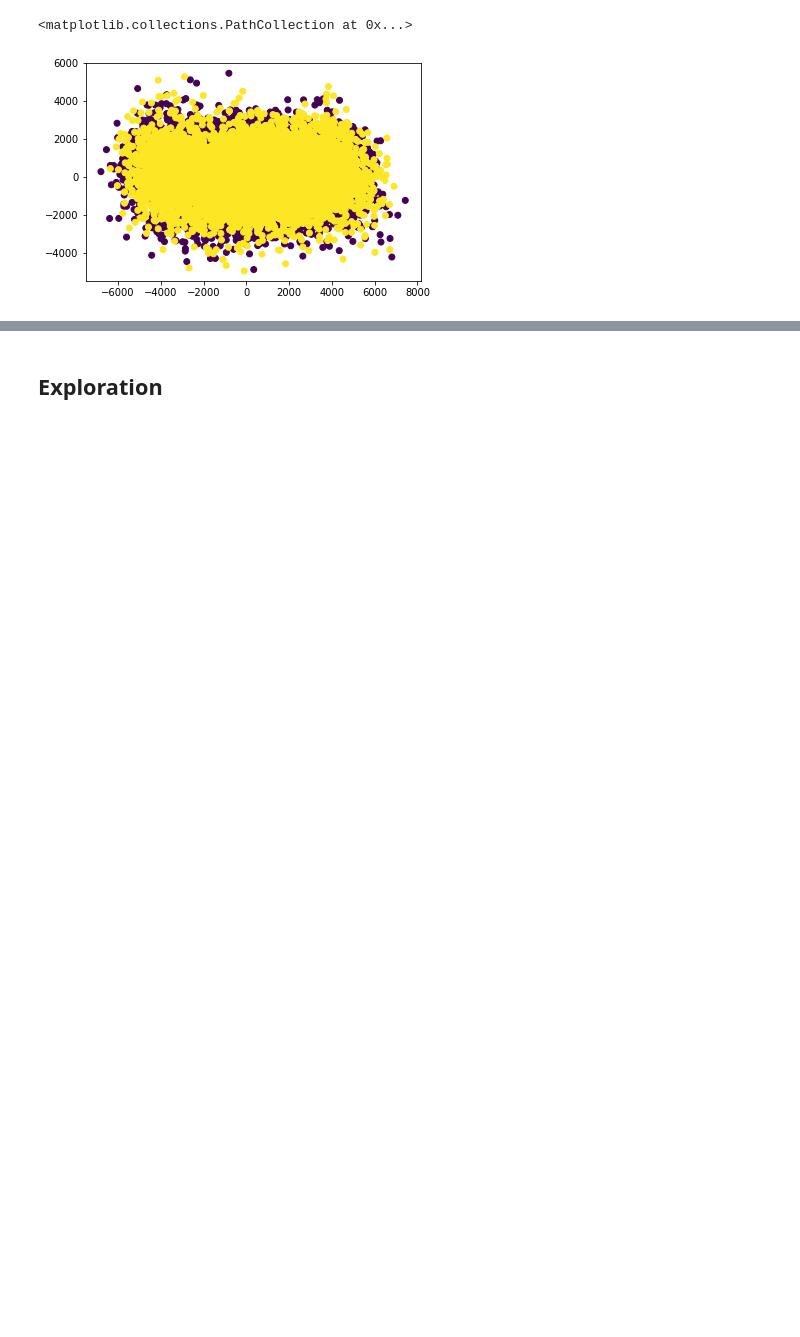
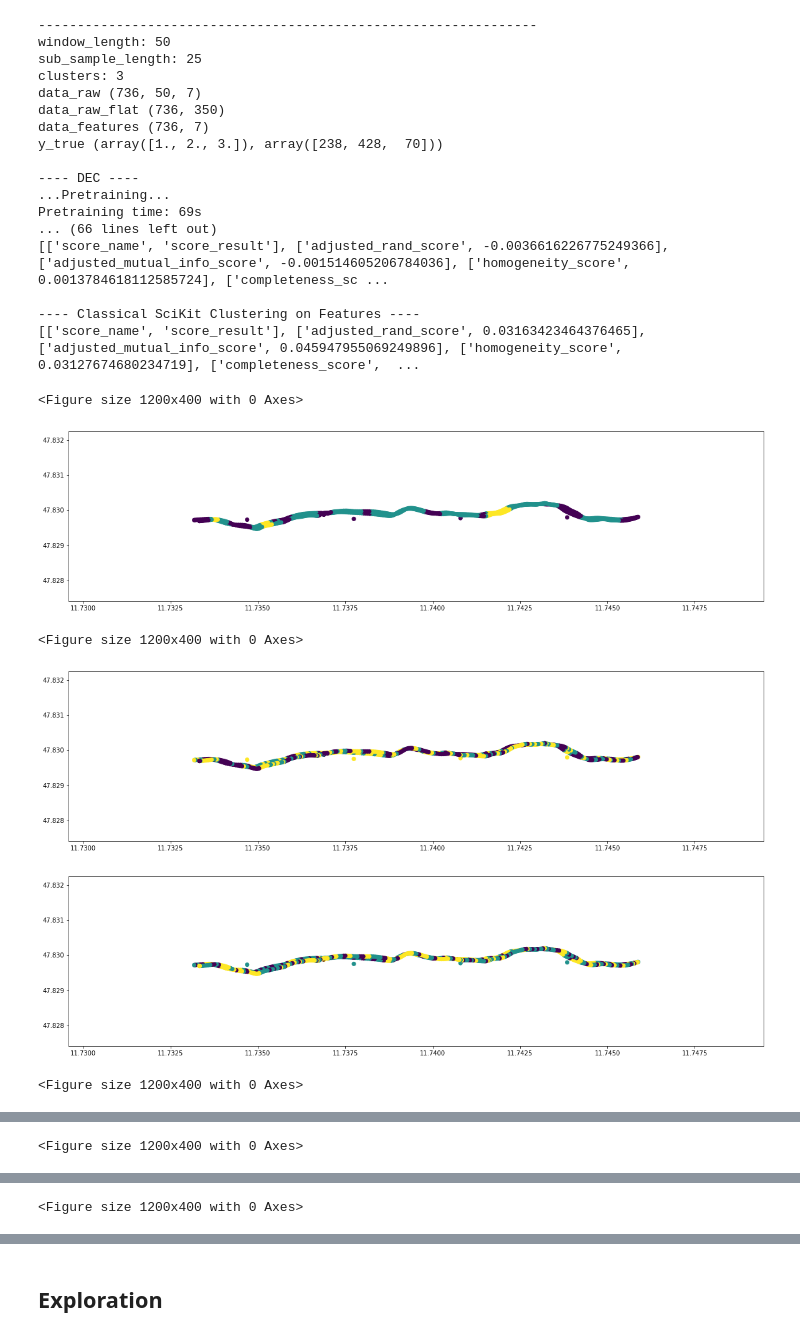
Before and after one commit to langersteff/garmin_data_explore, a Jupyter notebook: data_exploration.ipynb, the cells around one changed output, grey strips where cells are left out. Drawn from its saved outputs; the diff is of its cells as text; code cells hidden in the pictures; blank space fills up the shorter version.

```diff
--- a/data_exploration.ipynb
+++ b/data_exploration.ipynb
@@ -39 +54,19 @@ mtb_classifier = MtbClassifier()
+# %%
+warngau_files=['warngaus2_1', 'warngaus2_2']#'warngaus1_1', 'warngaus1_2', 'warngaus1_3',
+location_based_label_files=['warngaus2_labels', 'warngaus2_labels']
+columns = ['SensorAccelerationX_HD', 'SensorAccelerationY_HD', 'SensorAccelerationZ_HD','altitude', 'speed', 'heart_rate', 'SensorHeading', LATITUDE_KEY, LONGITUDE_KEY]
+window_lengths = [50, 100, 150, 200, 300]
+sub_sample_lengths = [25, 50, 75, 100, 150]
+nums_clusters = [3,4,6,8,12,16]
+prefix='warngau_s2'
+# %%
+if False:
+    mtb_data_provider.prepare_and_save_samples(
+        warngau_files,
+        columns,
+        location_based_label_files=location_based_label_files,
+        prefix='warngau_s2',
+        window_lengths=window_lengths,
+        sub_sample_lengths=sub_sample_lengths,
+        force_overwrite=True)
 # %% [markdown]
@@ -66,8 +73,0 @@ X.shape
-# %%
-pca = PCA(n_components=2)
-X_pca = pca.fit_transform(X)
-plt.figure(1)
-plt.scatter(X_pca[:, 0], X_pca[:, 1], c=y)
-# %% [output]
-<matplotlib.collections.PathCollection at 0x...>
-[figure, removed]
@@ -114,0 +74,44 @@ mtb_classifier.run_classification(X, y, classifiers, names, mtb_data_provider)
+# %%
+from keras.initializers import VarianceScaling
+from keras.optimizers import SGD
+
+mtb_classifier.train_and_compare_unsupervised_clusterings(
+    mtb_data_provider,
+    nums_clusters=nums_clusters,
+    force_overwrite=True,
+    prefix=prefix,
+    run_dec=True,
+    run_fidec=True,
+    run_classical=True,
+    dec_dims=[500, 500, 2000, 7],
+#    update_interval = 140,
+#    pretrain_epochs = 300,
+#    init=VarianceScaling(scale=1. / 3., mode='fan_in', distribution='uniform'),
+#    pretrain_optimizer=SGD(lr=1, momentum=0.9),
+#    maxiter=1,
+    window_lengths=window_lengths,
+    sub_sample_lengths=sub_sample_lengths)
+# %% [output]
+----------------------------------------------------------------
+window_length: 50
+sub_sample_length: 25
+clusters: 3
+data_raw (736, 50, 7)
+data_raw_flat (736, 350)
+data_features (736, 7)
+y_true (array([1., 2., 3.]), array([238, 428,  70]))
+
+---- DEC ----
+...Pretraining...
+Pretraining time: 69s
+... (66 lines left out)
+[['score_name', 'score_result'], ['adjusted_rand_score', -0.0036616226775249366], ['adjusted_mutual_info_score', -0.001514605206784036], ['homogeneity_score', 0.0013784618112585724], ['completeness_sc ...
+
+---- Classical SciKit Clustering on Features ----
+[['score_name', 'score_result'], ['adjusted_rand_score', 0.03163423464376465], ['adjusted_mutual_info_score', 0.045947955069249896], ['homogeneity_score', 0.03127674680234719], ['completeness_score',  ...
+<Figure size 1200x400 with 0 Axes>
+[figure, added]
+<Figure size 1200x400 with 0 Axes>
+[figure, added]
+[figure, added]
+<Figure size 1200x400 with 0 Axes>
@@ -114,0 +136 @@ mtb_classifier.run_classification(X, y, classifiers, names, mtb_data_provider)
+<Figure size 1200x400 with 0 Axes>
@@ -114,0 +138 @@ mtb_classifier.run_classification(X, y, classifiers, names, mtb_data_provider)
+<Figure size 1200x400 with 0 Axes>
```
Also changed, not shown: parts of 28 cells of this notebook, 5 other files.
